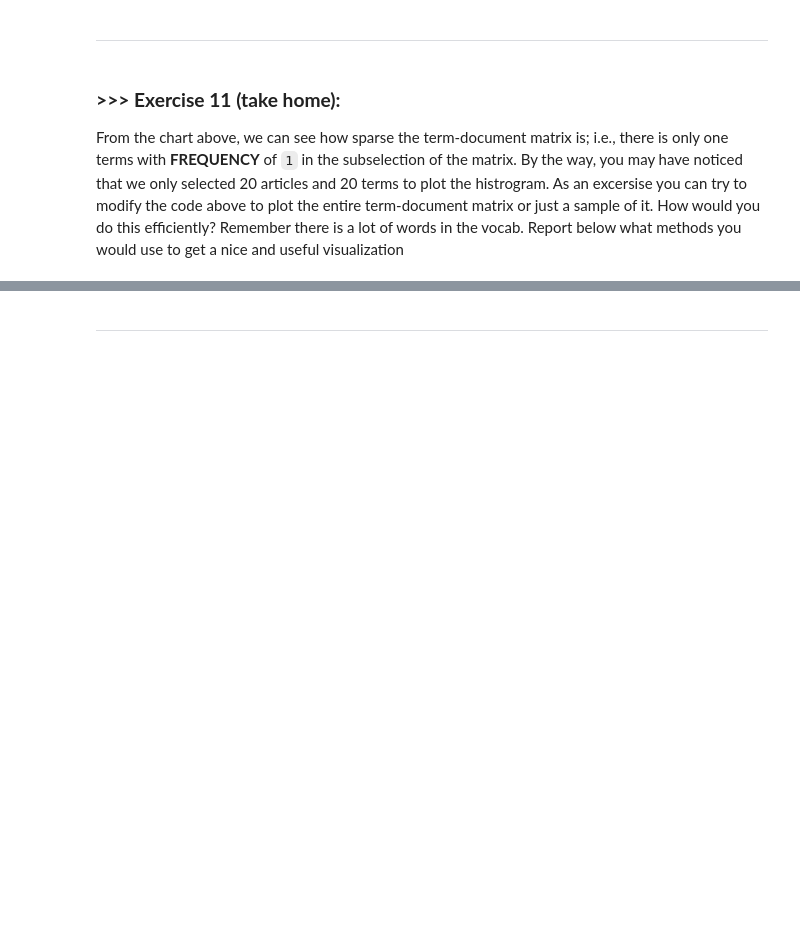
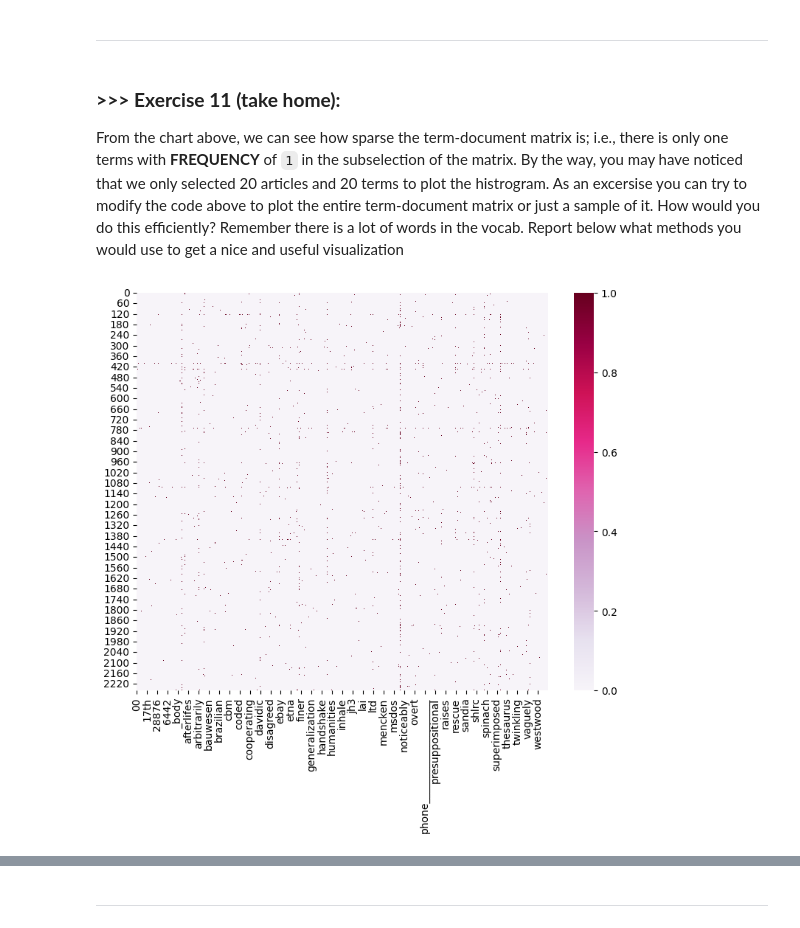
Before and after one commit to Jjoanna54/DM2024-Lab1-Master, a Jupyter notebook: DM2024-Lab1-Master.ipynb, the cells around one changed output, grey strips where cells are left out. Cells and saved outputs as stored; diff of their text form; code cells hidden in the pictures; blank space fills up the shorter version.

```diff
--- a/DM2024-Lab1-Master.ipynb
+++ b/DM2024-Lab1-Master.ipynb
@@ -1594,6 +1594,33 @@ ax = sns.heatmap(df_todraw,
 Check out more beautiful color palettes here: https://python-graph-gallery.com/197-available-color-palettes-with-matplotlib/
 # %% [markdown]
 ---
+# %%
+from sklearn.datasets import fetch_20newsgroups
+import pandas as pd
+import helpers.data_mining_helpers as dmh
+import numpy as np
+import matplotlib.pyplot as plt
+import nltk
+from sklearn.feature_extraction.text import CountVectorizer
+
+# categories
+categories = ['alt.atheism', 'soc.religion.christian', 'comp.graphics', 'sci.med']
+twenty_train = fetch_20newsgroups(subset='train', categories=categories,
+                                  shuffle=True, random_state=42)
+
+# construct dataframe from a list
+X = pd.DataFrame.from_records(dmh.format_rows(twenty_train), columns= ['text'])
+
+# add category to the dataframe
+X['category'] = twenty_train.target
+# add category label also
+X['category_name'] = X.category.apply(lambda t: dmh.format_labels(t, twenty_train))
+
+# takes a like a minute or two to process
+X['unigrams'] = X['text'].apply(lambda x: dmh.tokenize_text(x))
+
+count_vect = CountVectorizer()
+X_counts = count_vect.fit_transform(X.text)
 # %% [markdown]
 ### **>>> Exercise 11 (take home):**
 From the chart above, we can see how sparse the term-document matrix is; i.e., there is only one terms with **FREQUENCY** of `1` in the subselection of the matrix. By the way, you may have noticed that we only selected 20 articles and 20 terms to plot the histrogram. As an excersise you can try to modify the code above to plot the entire term-document matrix or just a sample of it. How would you do this efficiently? Remember there is a lot of words in the vocab. Report below what methods you would use to get a nice and useful visualization
@@ -1601,0 +1631,13 @@ From the chart above, we can see how sparse the term-document matrix is; i.e., t
+# %%
+# Answer here
+# plot the entire term-document matrix
+plot_z = X_counts.toarray()
+
+# plot the whole X_counts
+df_todraw = pd.DataFrame(plot_z, columns = count_vect.get_feature_names_out(), index = list(X.index))
+plt.subplots(figsize=(9, 7))
+ax = sns.heatmap(df_todraw,
+                 cmap="PuRd",
+                 vmin=0, vmax=1, annot=False)
+# %% [output]
+[figure, added]
```
Also changed, not shown: parts of 5 cells of this notebook.
